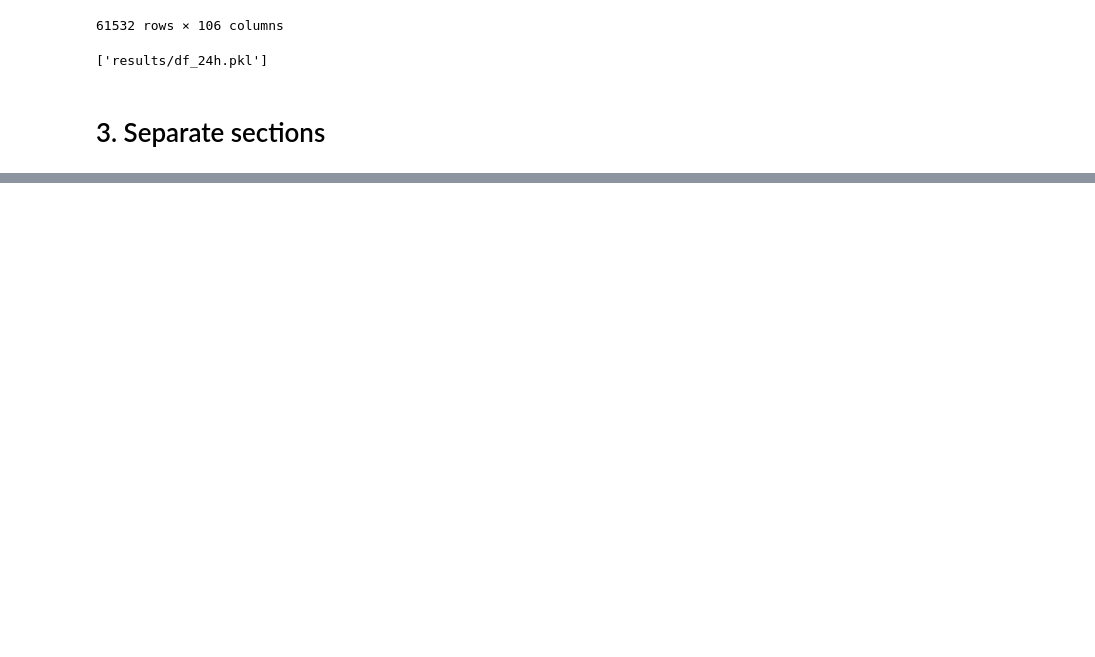
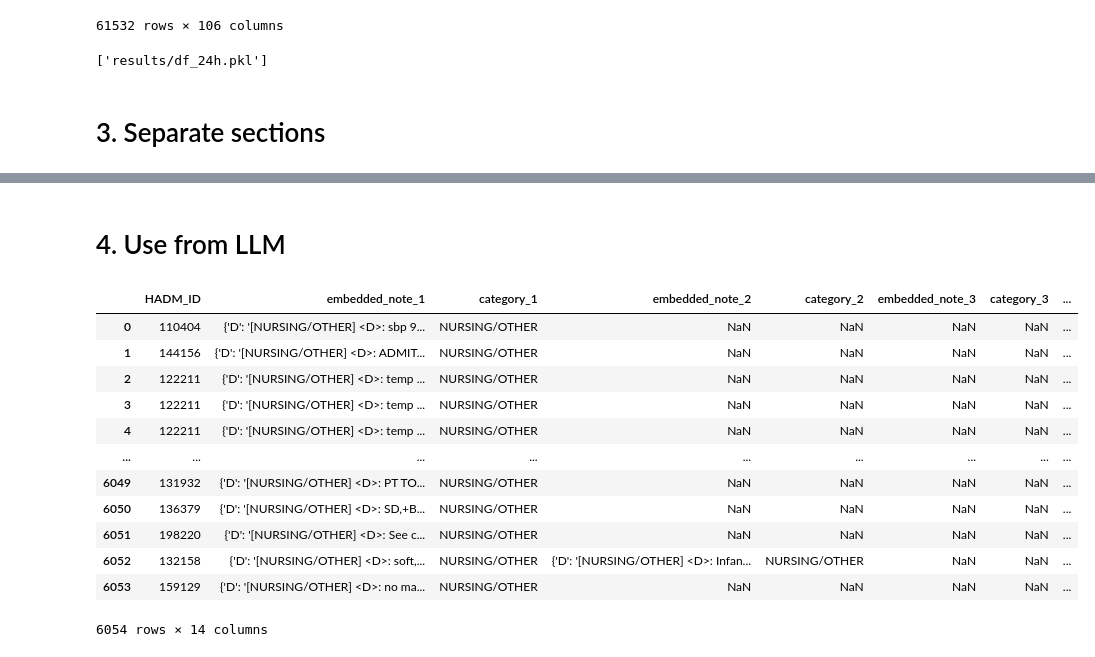
Before and after one commit to MiAfzli/mimic3-llm-mortality, a Jupyter notebook: project.ipynb, the cells around one changed output, grey strips where cells are left out. Saved outputs shown, nothing was run; the diff lists cells and outputs as text; code cells hidden in the pictures; blank space fills up the shorter version.

Commit message:
Extract by category&section

```diff
--- a/project.ipynb
+++ b/project.ipynb
@@ -500,0 +506,42 @@ df_separated
+# %% [markdown]
+# 4. Use from LLM
+# %%
+import pandas as pd
+from itertools import count
+
+def extract_notes_by_categories(df, target_categories):
+    if isinstance(target_categories, str):
+        target_categories = [target_categories]
+
+    extracted_rows = []
+
+    for idx, row in df.iterrows():
+        hadm_id = row['HADM_ID']
+        new_row = {'HADM_ID': hadm_id}
+        note_idx = 1
+
+        for i in count(1):
+            cat_col = f'category_{i}'
+            note_col = f'note_{i}'
+
+            if cat_col not in row or note_col not in row:
+                break
+
+            if row[cat_col] in target_categories:
+                new_row[f'category_{note_idx}'] = row[cat_col]
+                new_row[f'note_{note_idx}'] = row[note_col]
+                note_idx += 1
+
+        if note_idx > 1:
+            extracted_rows.append(new_row)
+
+    df_final = pd.DataFrame(extracted_rows)
+
+    count_cols = [col for col in df.columns if col.startswith("note_count_")]
+    if count_cols:
+        df_counts = df[['HADM_ID'] + count_cols].drop_duplicates()
+        df_final = df_final.merge(df_counts, on='HADM_ID', how='left')
+
+    return df_final
+# %%
+df_basedOn_category = extract_notes_by_categories(df_separated, "NURSING/OTHER")
@@ -500,0 +599,18 @@ df_separated
+# %%
+df_basedOn_section = extract_notes_by_sections(df_basedOn_category, "D")
+# %%
+df_basedOn_section
+# %% [output]
+|  | HADM_ID | embedded_note_1 | category_1 | embedded_note_2 | category_2 | embedded_note_3 | category_3 | ... |
+| 0 | 110404 | {'D': '[NURSING/OTHER] <D>: sbp 9... | NURSING/OTHER | NaN | NaN | NaN | NaN | ... |
+| 1 | 144156 | {'D': '[NURSING/OTHER] <D>: ADMIT... | NURSING/OTHER | NaN | NaN | NaN | NaN | ... |
+| 2 | 122211 | {'D': '[NURSING/OTHER] <D>: temp ... | NURSING/OTHER | NaN | NaN | NaN | NaN | ... |
+| 3 | 122211 | {'D': '[NURSING/OTHER] <D>: temp ... | NURSING/OTHER | NaN | NaN | NaN | NaN | ... |
+| 4 | 122211 | {'D': '[NURSING/OTHER] <D>: temp ... | NURSING/OTHER | NaN | NaN | NaN | NaN | ... |
+| ... | ... | ... | ... | ... | ... | ... | ... | ... |
+| 6049 | 131932 | {'D': '[NURSING/OTHER] <D>: PT TO... | NURSING/OTHER | NaN | NaN | NaN | NaN | ... |
+| 6050 | 136379 | {'D': '[NURSING/OTHER] <D>: SD,+B... | NURSING/OTHER | NaN | NaN | NaN | NaN | ... |
+| 6051 | 198220 | {'D': '[NURSING/OTHER] <D>: See c... | NURSING/OTHER | NaN | NaN | NaN | NaN | ... |
+| 6052 | 132158 | {'D': '[NURSING/OTHER] <D>: soft,... | NURSING/OTHER | {'D': '[NURSING/OTHER] <D>: Infan... | NURSING/OTHER | NaN | NaN | ... |
+| 6053 | 159129 | {'D': '[NURSING/OTHER] <D>: no ma... | NURSING/OTHER | NaN | NaN | NaN | NaN | ... |
+6054 rows × 14 columns
```
Also changed, not shown: parts of 5 cells of this notebook, 1 other file.
